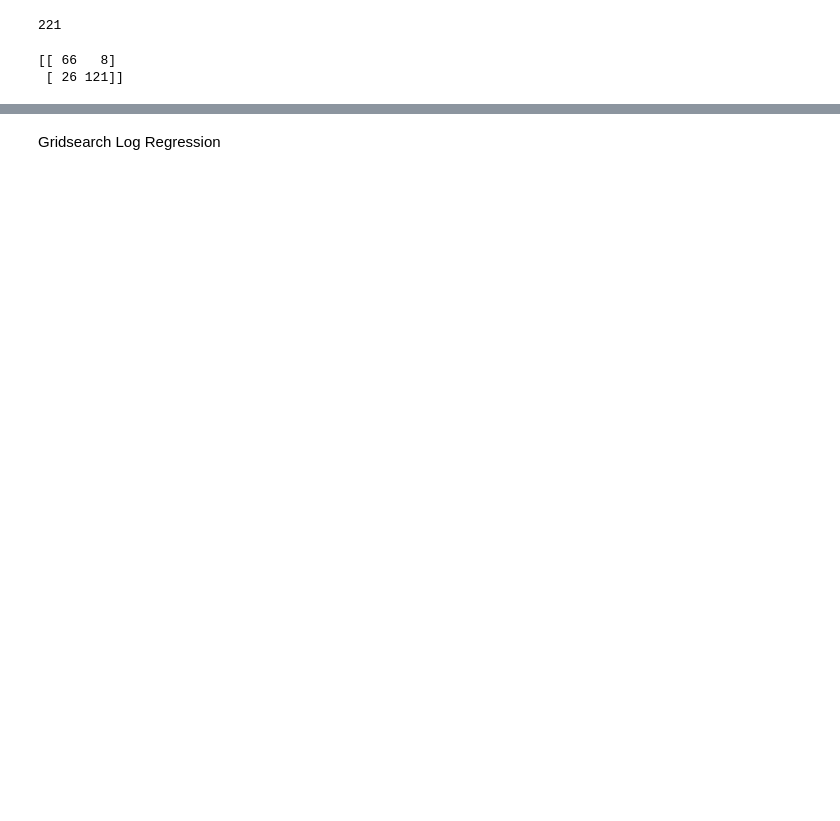
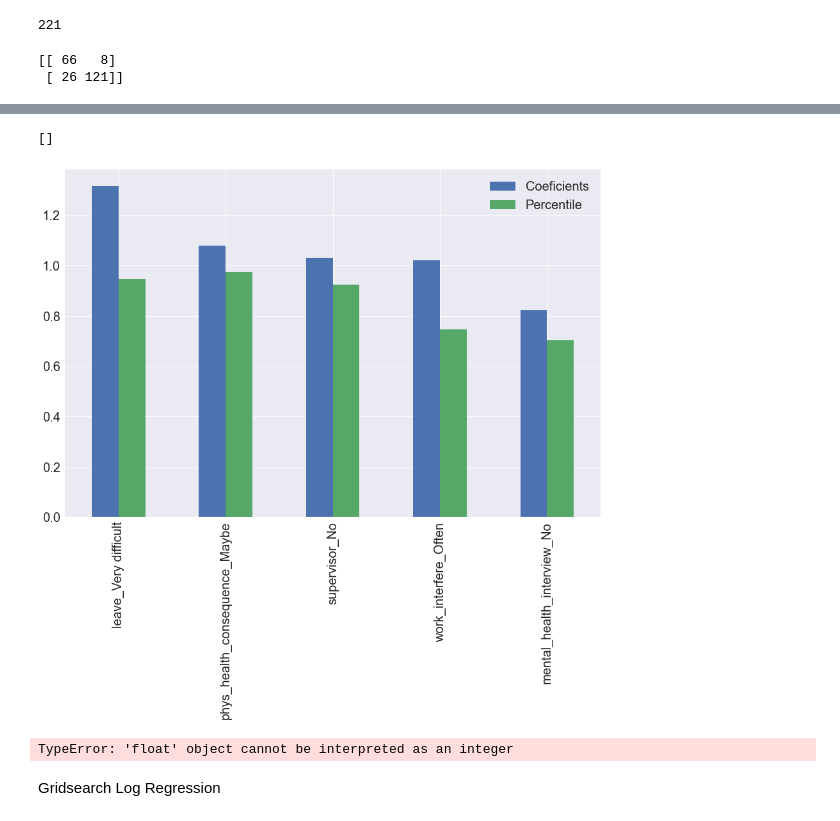
Before and after one commit to carlosiruiz/Mental_Health_Analysis-, a Jupyter notebook: ignacio_eda_notebook.ipynb, the cells around one changed output, grey strips where cells are left out. Saved outputs shown, nothing was run; the diff lists cells and outputs as text; code cells hidden in the pictures; blank space fills up the shorter version.

```diff
--- a/ignacio_eda_notebook.ipynb
+++ b/ignacio_eda_notebook.ipynb
@@ -295,0 +352,3 @@ plt.show()
+# %%
+comb2=comb2.sort_values(ascending=False,by='Coeficients')
+comb2.head(10)
@@ -295,0 +383,14 @@ plt.show()
+# %%
+import scipy.stats as sp
+pd.crosstab(df['phys_health_consequence_Maybe'],df['mental_health_consequence'])
+pd.crosstab(df['phys_health_consequence_Maybe'],df['mental_health_consequence']).apply(lambda x: x/x.sum(), axis=1)
+a = pd.crosstab(df['phys_health_consequence_Maybe'],df['mental_health_consequence'],normalize=True)
+c, p, dof, expected = sp.chi2_contingency(a)
+print(c, p, dof)
+# df['feature'],df['target']
+
+
+# c = chi square test statistic
+# p = p-value
+# dof=degrees of freedom
+# expected = expected cell counts
@@ -295,0 +406,2 @@ plt.show()
+# %%
+c=pd.crosstab(df['phys_health_consequence_Maybe'],df['mental_health_consequence']).apply(lambda x: x/x.sum(), axis=1)
@@ -295,0 +424,17 @@ plt.show()
+# %%
+p_value=[]
+for c in comb2.index:
+    d=pd.crosstab(df[c],df['mental_health_consequence']).apply(lambda x: x/x.sum(), axis=1)
+
+    a=d.iloc[1,1]
+    p_value.append(a)
+comb2['Percentile']=p_value
+# %%
+ax=comb2.head(5).plot(kind='bar',figsize=(15,10),fontsize=20)
+#ax.set_xticklabels(["1","2","3","4","5"],rotation=0,fontsize=20)
+#ax.set_yticklabels(list(range(0,16,2)),fontsize=20)
+ax.legend(fontsize=20)
+ax.plot()
+# %% [output]
+[]
+[figure, added]
@@ -295,0 +449,4 @@ plt.show()
+# %%
+range(0,1.6)
+# %% [output]
+TypeError: 'float' object cannot be interpreted as an integer
```
Also changed, not shown: parts of 35 cells of this notebook, 2 other files.
